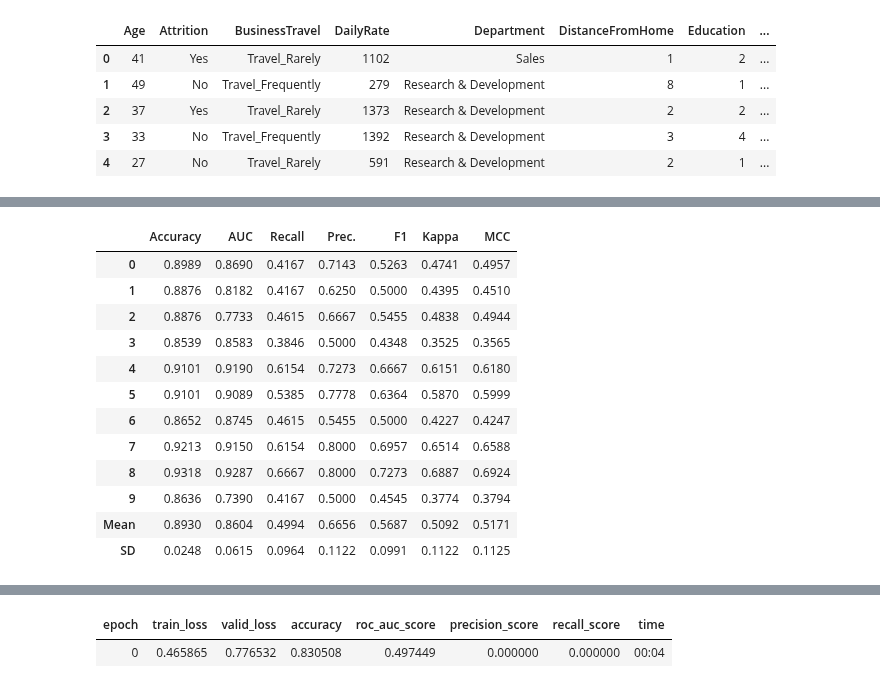
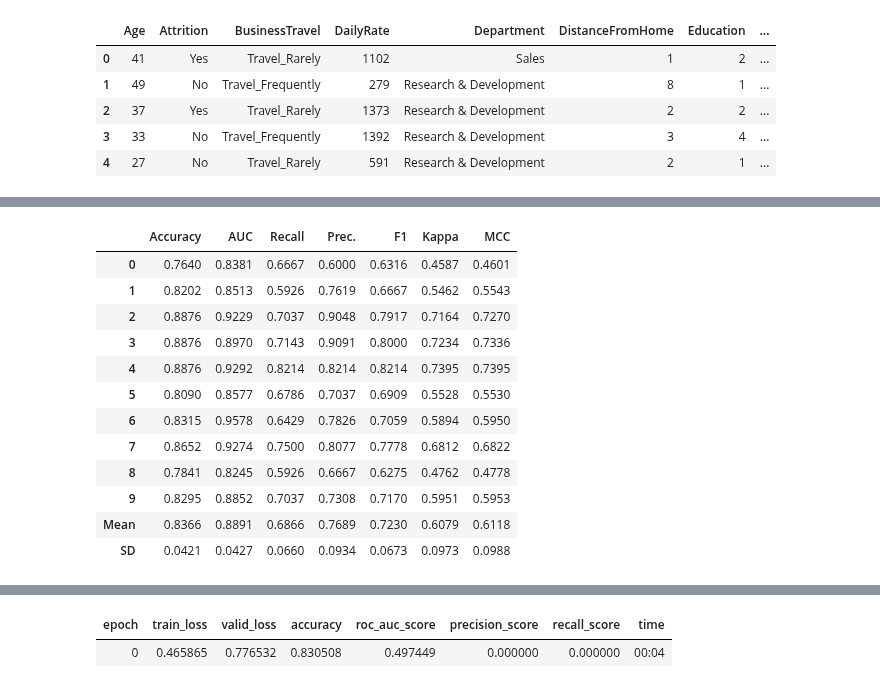
Before and after one commit to Oufattole/HR-Attrition, a Jupyter notebook: Predicting_employee_attrition.ipynb, the cells around one changed output, grey strips where cells are left out. Drawn from its saved outputs; the diff is of its cells as text; code cells hidden in the pictures.

```diff
--- a/Predicting_employee_attrition.ipynb
+++ b/Predicting_employee_attrition.ipynb
@@ -168,17 +207,17 @@ LinearDiscriminantAnalysis(n_components=None, priors=None, shrinkage=None,
-# %%
-lda = create_model("lda")
-# %% [output]
-|  | Accuracy | AUC | Recall | Prec. | F1 | Kappa | MCC |
-| 0 | 0.8989 | 0.8690 | 0.4167 | 0.7143 | 0.5263 | 0.4741 | 0.4957 |
-| 1 | 0.8876 | 0.8182 | 0.4167 | 0.6250 | 0.5000 | 0.4395 | 0.4510 |
-| 2 | 0.8876 | 0.7733 | 0.4615 | 0.6667 | 0.5455 | 0.4838 | 0.4944 |
-| 3 | 0.8539 | 0.8583 | 0.3846 | 0.5000 | 0.4348 | 0.3525 | 0.3565 |
-| 4 | 0.9101 | 0.9190 | 0.6154 | 0.7273 | 0.6667 | 0.6151 | 0.6180 |
-| 5 | 0.9101 | 0.9089 | 0.5385 | 0.7778 | 0.6364 | 0.5870 | 0.5999 |
-| 6 | 0.8652 | 0.8745 | 0.4615 | 0.5455 | 0.5000 | 0.4227 | 0.4247 |
-| 7 | 0.9213 | 0.9150 | 0.6154 | 0.8000 | 0.6957 | 0.6514 | 0.6588 |
-| 8 | 0.9318 | 0.9287 | 0.6667 | 0.8000 | 0.7273 | 0.6887 | 0.6924 |
-| 9 | 0.8636 | 0.7390 | 0.4167 | 0.5000 | 0.4545 | 0.3774 | 0.3794 |
-| Mean | 0.8930 | 0.8604 | 0.4994 | 0.6656 | 0.5687 | 0.5092 | 0.5171 |
-| SD | 0.0248 | 0.0615 | 0.0964 | 0.1122 | 0.0991 | 0.1122 | 0.1125 |
+# %%
+lr = create_model("lr")
+# %% [output]
+|  | Accuracy | AUC | Recall | Prec. | F1 | Kappa | MCC |
+| 0 | 0.7640 | 0.8381 | 0.6667 | 0.6000 | 0.6316 | 0.4587 | 0.4601 |
+| 1 | 0.8202 | 0.8513 | 0.5926 | 0.7619 | 0.6667 | 0.5462 | 0.5543 |
+| 2 | 0.8876 | 0.9229 | 0.7037 | 0.9048 | 0.7917 | 0.7164 | 0.7270 |
+| 3 | 0.8876 | 0.8970 | 0.7143 | 0.9091 | 0.8000 | 0.7234 | 0.7336 |
+| 4 | 0.8876 | 0.9292 | 0.8214 | 0.8214 | 0.8214 | 0.7395 | 0.7395 |
+| 5 | 0.8090 | 0.8577 | 0.6786 | 0.7037 | 0.6909 | 0.5528 | 0.5530 |
+| 6 | 0.8315 | 0.9578 | 0.6429 | 0.7826 | 0.7059 | 0.5894 | 0.5950 |
+| 7 | 0.8652 | 0.9274 | 0.7500 | 0.8077 | 0.7778 | 0.6812 | 0.6822 |
+| 8 | 0.7841 | 0.8245 | 0.5926 | 0.6667 | 0.6275 | 0.4762 | 0.4778 |
+| 9 | 0.8295 | 0.8852 | 0.7037 | 0.7308 | 0.7170 | 0.5951 | 0.5953 |
+| Mean | 0.8366 | 0.8891 | 0.6866 | 0.7689 | 0.7230 | 0.6079 | 0.6118 |
+| SD | 0.0421 | 0.0427 | 0.0660 | 0.0934 | 0.0673 | 0.0973 | 0.0988 |
 # %%
```
Also changed, not shown: parts of 14 cells of this notebook.
